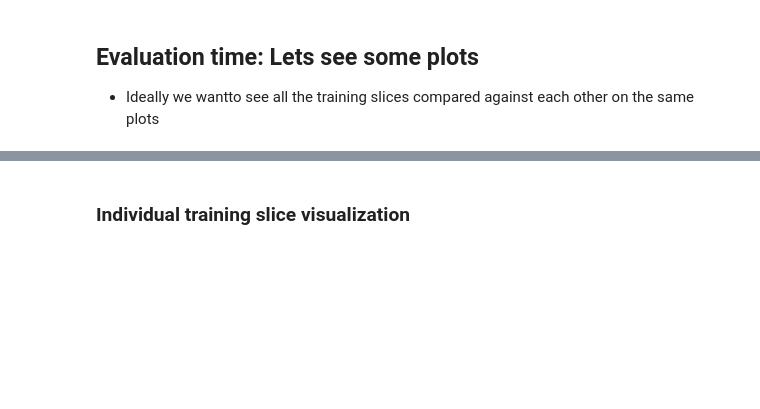
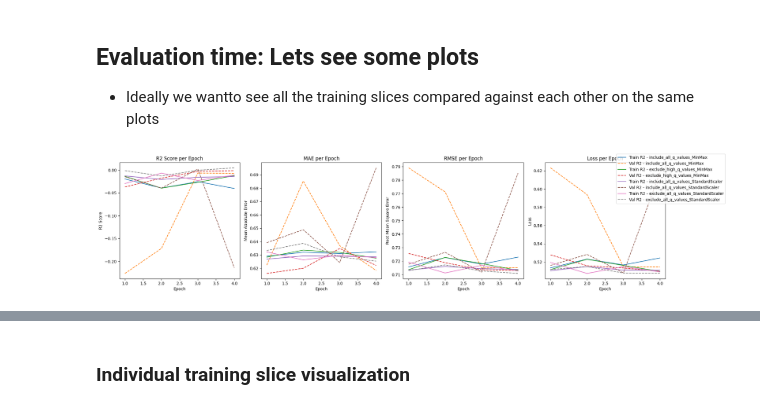
Before and after one commit to eitanzeev/-_bio_challenge, a Jupyter notebook: a_alpha_data_exploration.ipynb, the cells around one changed output, grey strips where cells are left out. Cells and saved outputs as stored; diff of their text form; code cells hidden in the pictures; blank space fills up the shorter version.

```diff
--- a/a_alpha_data_exploration.ipynb
+++ b/a_alpha_data_exploration.ipynb
@@ -660,7 +841,10 @@ def validate(model, val_loader,  use_aa_features, use_embedding_layer, aa_indice
 ## Training loop w/ valildation function.
 #We track performance across all epochs per training_data_slice/permutation. This way we can observe how performance changes with increased epochs
 
-num_epochs = 40
+#Store historical performance:
+history_across_all_training_slices = {}
+
+num_epochs = 10
 use_embedding_layer = True
 use_aa_features = False
 
@@ -702,10 +886,8 @@ for pos, items in enumerate(training_data_slices.items()):
             labels = labels.to(device)
 
             # Forward pass
-            outputs = model(conv_data = seqs.transpose(1, 2),
-                            additional_features = features,
-                            use_aa_features = use_aa_features,
-                            use_embedding_layer = use_embedding_layer)  # Adjust dimensions for Conv1D
+            outputs = model(conv_data = seqs,
+                            additional_features = features)  # Adjust dimensions for Conv1D
 
             all_train_preds.append(outputs.detach())
             all_train_labels.append(labels)
@@ -715,7 +897,8 @@ for pos, items in enumerate(training_data_slices.items()):
             optimizer.zero_grad()
             loss.backward()
             optimizer.step()
-            print(loss)
+
+            print(loss, ' ---- this is the loss')
             #Add loss per batch and normalize per batch size
             all_batch_train_loss += loss.item() * seqs.size(0)
             batch_samples += seqs.size(0)
@@ -724,7 +907,7 @@ for pos, items in enumerate(training_data_slices.items()):
         #print(avg_batch_training_loss)
 
         # Validate after each epoch
-        avg_validation_loss, epoch_val_preds, epoch_val_labels = validate(model, val_loader, use_aa_features = use_aa_features,  use_embedding_layer = use_embedding_layer, aa_indices = aa_indices)
+        avg_validation_loss, epoch_val_preds, epoch_val_labels = validate(model, val_loader)
 
         # Converting lists to tensors
         train_preds = torch.cat(all_train_preds)
@@ -745,3 +928,5 @@ for pos, items in enumerate(training_data_slices.items()):
         #Store the loss
         history['train_loss'].append(avg_batch_training_loss)
         history['val_loss'].append(avg_validation_loss)
+
+        history_across_all_training_slices[k] = history
@@ -837,6 +1126,44 @@ for pos, items in enumerate(training_data_slices.items()):
 # %% [markdown]
 ## Evaluation time: Lets see some plots
 - Ideally we wantto see all the training slices compared against each other on the same plots
+# %%
+# Assuming num_epochs and history_across_all_training_slices are defined
+
+epochs = range(1, num_epochs + 1)
+metrics = ['r2', 'mae', 'rmse', 'loss']
+titles = ['R2 Score per Epoch', 'MAE per Epoch', 'RMSE per Epoch', 'Loss per Epoch']
+y_labels = ['R2 Score', 'Mean Absolute Error', 'Root Mean Square Error', 'Loss']
+
+# Create a figure object to manage overall plot properties
+fig, axs = plt.subplots(1, 4, figsize=(25, 5))  # Adjust the figure size based on your display/requirements
+
+# Collect handles and labels for the legend
+handles, labels = [], []
+
+for i, metric in enumerate(metrics):
+    ax = axs[i]  # Use subplot axis for plotting
+    for slice_key, history in history_across_all_training_slices.items():
+        train_metric = history[f'train_{metric}']
+        val_metric = history[f'val_{metric}']
+        handle1, = ax.plot(epochs, train_metric, label=f'Train {metric.upper()} - {slice_key}')
+        handle2, = ax.plot(epochs, val_metric, label=f'Val {metric.upper()} - {slice_key}', linestyle='--')
+
+        # Add handles for the first iteration to avoid duplicates in the legend
+        if i == 0:
+            handles.extend([handle1, handle2])
+            labels.extend([f'Train {metric.upper()} - {slice_key}', f'Val {metric.upper()} - {slice_key}'])
+
+    ax.set_title(titles[i])
+    ax.set_xlabel('Epoch')
+    ax.set_ylabel(y_labels[i])
+
+# Place a single legend on the right side of the figure
+fig.legend(handles, labels, loc='upper right', bbox_to_anchor=(1.1, 1))
+
+plt.tight_layout()
+plt.show()
+# %% [output]
+[figure, added]
 # %%
 # Number of epochs should be consistent across all slices if your training regimen does not change
 epochs = range(1, num_epochs + 1)
```
Also changed, not shown: parts of 23 cells of this notebook.
